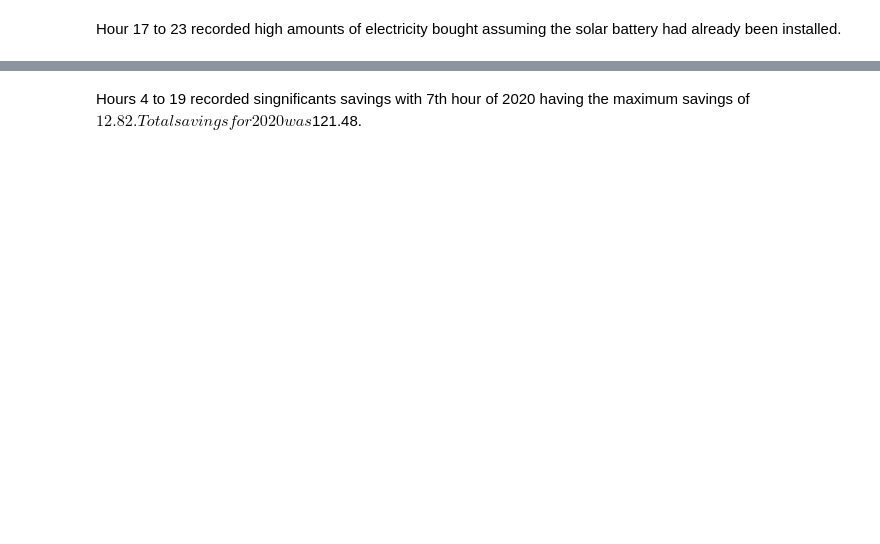
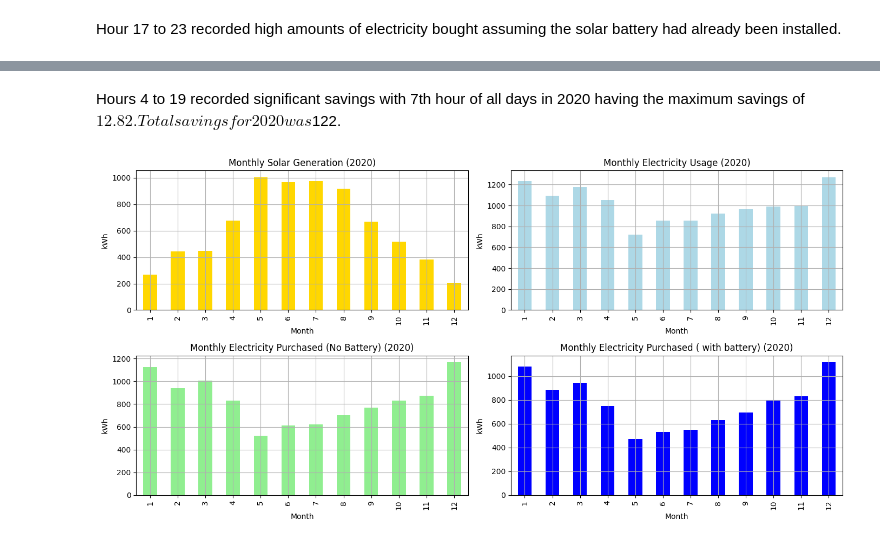
Before and after one commit to ken-warren/solar_battery-investment, a Jupyter notebook: codes/solar.ipynb, the cells around one changed output, grey strips where cells are left out. Drawn from its saved outputs; the diff is of its cells as text; code cells hidden in the pictures; blank space fills up the shorter version.

```diff
--- a/codes/solar.ipynb
+++ b/codes/solar.ipynb
@@ -288,7 +268,7 @@ Hour 17 to 23 recorded high amounts of electricity bought assuming the solar bat
 electricity_price = 0.17  # USD
 
 # Electricity consumption without battery
-data['electricity_wout_bat'] = data.apply(lambda row: row['electricity_needed'] if row['battery_charge'] == 0 else 0, axis=1)
+data['electricity_wout_bat'] = data['electricity_needed']
 
 # Savings
 electricity_saved = (data['electricity_wout_bat'] - data['electricity_w_bat']).clip(lower=0)
@@ -330,2 +300,59 @@ See the caveats in the documentation: https://pandas.pydata.org/pandas-docs/stab
 # %% [markdown]
-Hours 4 to 19 recorded singnificants savings with 7th hour of 2020 having the maximum savings of $12.82. Total savings for 2020 was $121.48.
+Hours 4 to 19 recorded significant savings with 7th hour of all days in 2020 having the maximum savings of $12.82. Total savings for 2020 was $122.
+# %%
+# Extract month from the date
+data['month'] = data['date'].dt.month
+
+# Monthly tabulation
+monthly_solar = data.groupby('month')['solar'].sum()
+monthly_electricity = data.groupby('month')['electricity'].sum()
+monthly_electricity_wout_bat = data.groupby('month')['electricity_needed'].sum()
+monthly_electricity_w_bat = data.groupby('month')['electricity_w_bat'].sum()
+
+monthly_data = pd.DataFrame({
+    'Monthly Solar Generation (kWh)': monthly_solar,
+    'Monthly Electricity Usage (kWh)': monthly_electricity,
+    'Monthly Electricity Purchased (No Battery)': monthly_electricity_wout_bat,
+    'Monthly Electricity Purchased (with battery)': monthly_electricity_w_bat
+})
+
+
+#Plot the data
+plt.figure(figsize=(14, 7))
+
+# Plot Monthly Solar Generation
+plt.subplot(2, 2, 1)
+monthly_solar.plot(kind='bar', color='gold')
+plt.title('Monthly Solar Generation (2020)')
+plt.xlabel('Month')
+plt.ylabel('kWh')
+plt.grid(True)
+
+# Plot Monthly Electricity Usage
+plt.subplot(2, 2, 2)
+monthly_electricity.plot(kind='bar', color='lightblue')
+plt.title('Monthly Electricity Usage (2020)')
+plt.xlabel('Month')
+plt.ylabel('kWh')
+plt.grid(True)
+
+# Plot Monthly Electricity Purchased (No Battery)
+plt.subplot(2, 2, 3)
+monthly_electricity_wout_bat.plot(kind='bar', color='lightgreen')
+plt.title('Monthly Electricity Purchased (No Battery) (2020)')
+plt.xlabel('Month')
+plt.ylabel('kWh')
+plt.grid(True)
+
+# Plot Monthly Electricity Purchased (with battery)
+plt.subplot(2, 2, 4)
+monthly_electricity_w_bat.plot(kind='bar', color='blue')
+plt.title('Monthly Electricity Purchased ( with battery) (2020)')
+plt.xlabel('Month')
+plt.ylabel('kWh')
+plt.grid(True)
+
+plt.tight_layout()
+plt.show()
+# %% [output]
+[figure, added]
```
Also changed, not shown: parts of 10 cells of this notebook, 1 other file.
